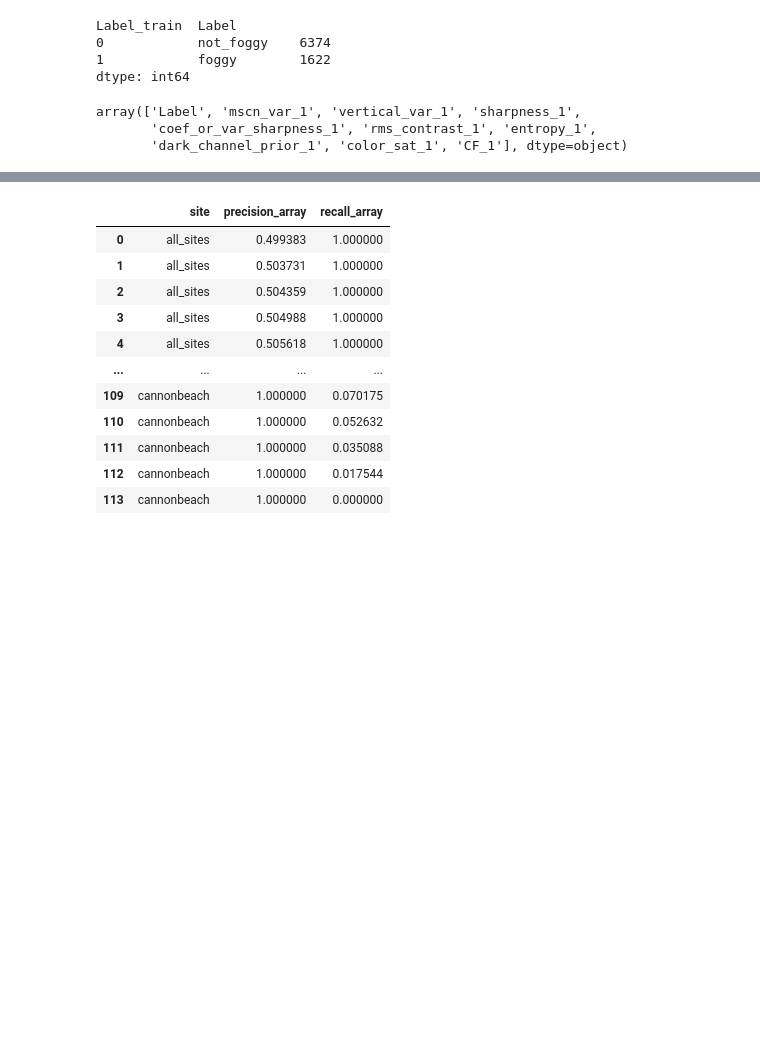
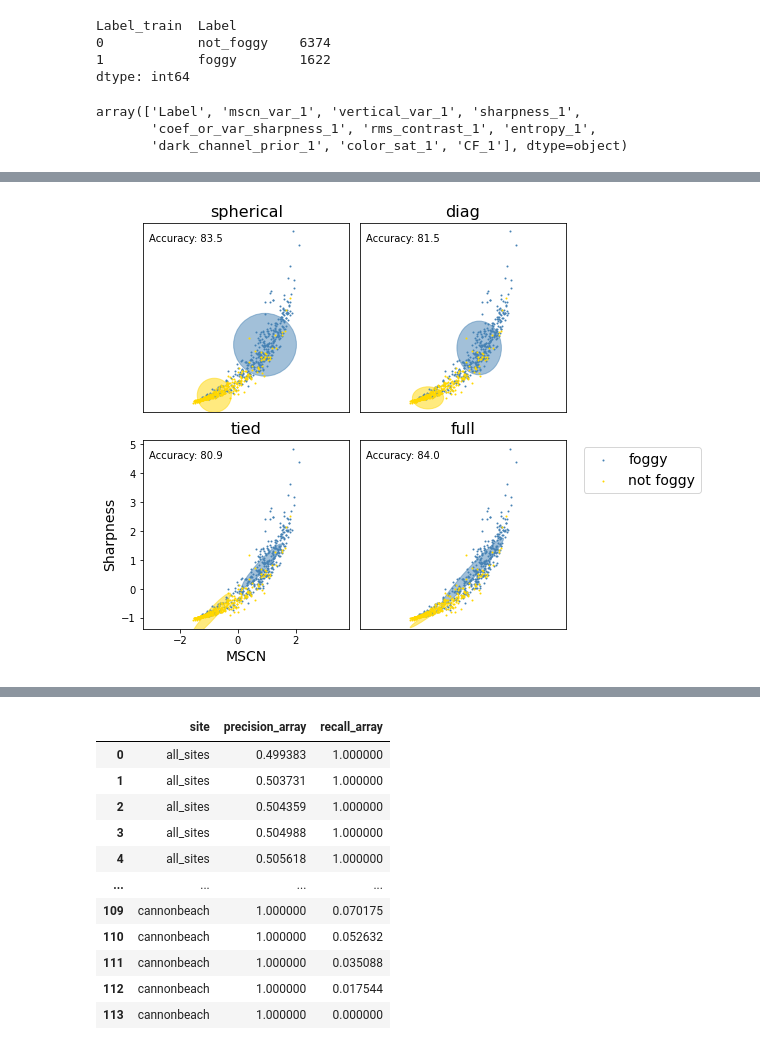
Before and after one commit to son-ra/STA_221_project_code, a Jupyter notebook: loop_unsupervised_gmm.ipynb, the cells around one changed output, grey strips where cells are left out. Drawn from its saved outputs; the diff is of its cells as text; code cells hidden in the pictures; blank space fills up the shorter version.

```diff
--- a/loop_unsupervised_gmm.ipynb
+++ b/loop_unsupervised_gmm.ipynb
@@ -254,3 +303,89 @@ F1 Score: 0.8
+# %%
+import matplotlib as mpl
+import matplotlib.pyplot as plt
+
+import numpy as np
+
+from sklearn import datasets
+from sklearn.mixture import GaussianMixture
+from sklearn.model_selection import StratifiedKFold
+
+colors = ["steelblue", "gold"]
+names = ["foggy", "not foggy"]
+
+# Try GMMs using different types of covariances.
+estimators = {
+    cov_type: GaussianMixture(
+        n_components=n_classes, covariance_type=cov_type#, max_iter=20, random_state=0
+    )
+    for cov_type in ["spherical", "diag", "tied", "full"]
+}
+
+n_estimators = len(estimators)
+
+plt.figure(figsize=(3 * n_estimators // 2, 6))
+plt.subplots_adjust(
+    bottom=0.01, top=0.95, hspace=0.15, wspace=0.05, left=0.01, right=0.99
+)
+
+
+for index, (name, estimator) in enumerate(estimators.items()):
+    # Since we have class labels for the training data, we can
+    # initialize the GMM parameters in a supervised manner.
+    estimator.means_init = np.array(
+        [X_train[y_train == i].mean(axis=0) for i in range(n_classes)]
+    )
+
+    # Train the other parameters using the EM algorithm.
+    estimator.fit(X_train)
+
+    h = plt.subplot(2, n_estimators // 2, index + 1)
+    make_ellipses(estimator, h)
+
+    # for n, color in enumerate(colors):
+    #     data = X[y == n]
+    #     plt.scatter(
+    #         data[:, 0], data[:, 2], s=0.8, color=color, label=names[n]
+    #     )
+    # # Plot the test data with crosses
+    for n, color in enumerate(colors):
+        data = X_test[y_test == n]
+        plt.scatter(data[:, 0], data[:, 2], s=1, label=names[n]
+                    # , marker="x"
+                    , color=color)
+
+    # y_train_pred = estimator.predict(X_train)
+    # # train_accuracy = np.mean(y_train_pred.ravel() == y_train.ravel()) * 100
+    # train_accuracy = accuracy_score(y_train, y_train_pred)*100
+    # plt.text(0.3, 0.1, "Foggy train accuracy: %.1f" % train_accuracy, transform=h.transAxes)
+
+    y_test_pred = estimator.predict(X_test)
+    # test_accuracy = np.mean(y_test_pred.ravel() == y_test.ravel()) * 100
+    test_accuracy = accuracy_score(y_test, y_test_pred)*100
+    plt.text(0.03, 0.90, "Accuracy: %.1f" % test_accuracy, transform=h.transAxes)
+
+    # plt.xlim(0.6, .7)
+
+    if index == 2:
+        plt.xlabel('MSCN', fontsize = 14)
+        plt.ylabel('Sharpness', fontsize = 14)
+    else:
+        plt.xticks(())
+        plt.yticks(())
+    plt.title(name, fontsize = 16)
+    # plt.ylim(y_min, y_max)
+# plt.xlim(0, .5)
+
+lgnd = plt.legend(
+    # title='Custom Label',
+                  bbox_to_anchor=(1.05, 1), loc='upper left', prop={'size': 14
+                                                                   })
+# plt.legend(scatterpoints=1, loc="center right", prop=dict(size=12))
+
+
+plt.show()
+# %% [output]
+[figure, added]
 # %%
 
 
```
Also changed, not shown: parts of 19 cells of this notebook, 4 other files.
